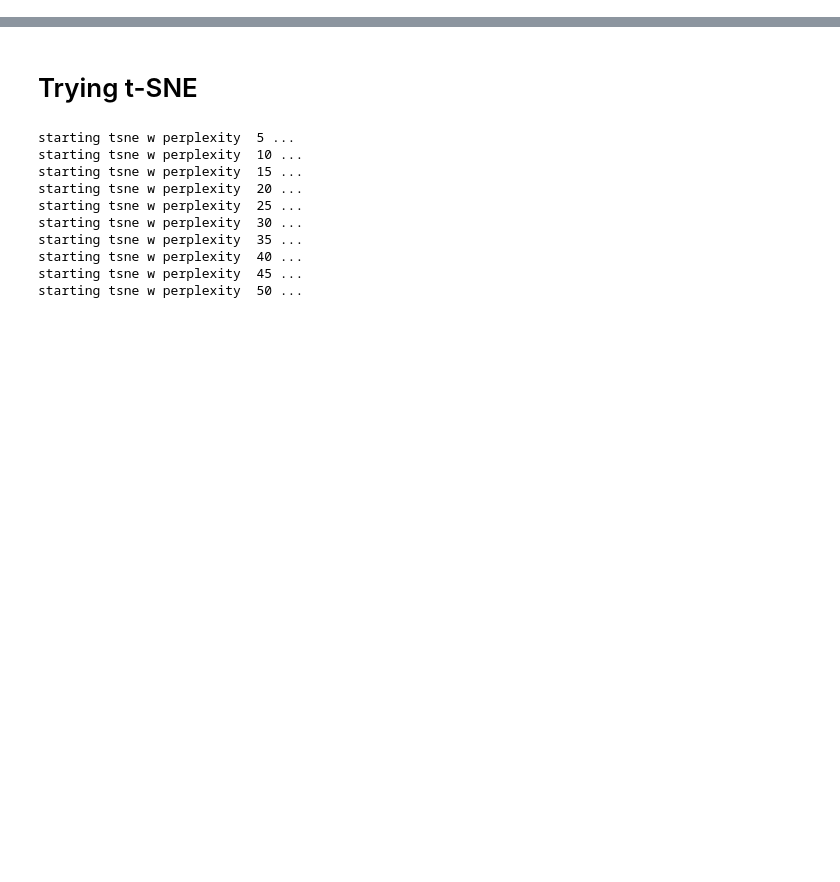
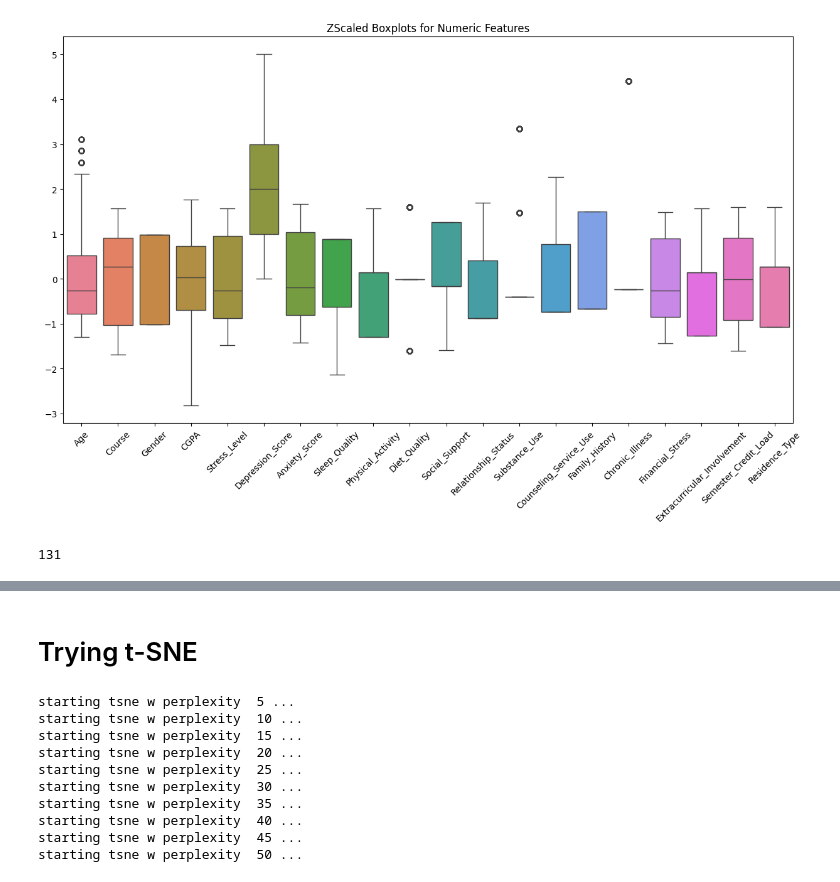
Before and after one commit to ReehalS/student-mental-health-model, a Jupyter notebook: Code/EDA.ipynb, the cells around one changed output, grey strips where cells are left out. Saved outputs shown, nothing was run; the diff lists cells and outputs as text; code cells hidden in the pictures; blank space fills up the shorter version.

```diff
--- a/Code/EDA.ipynb
+++ b/Code/EDA.ipynb
@@ -187,0 +222,13 @@ plt.show()
+# %%
+plt.figure(figsize=(15, 8))
+sns.boxplot(data=df_Zscaled_outlier_removed[all_cols])
+plt.title('ZScaled Boxplots for Numeric Features')
+plt.xticks(rotation=45)
+plt.show()
+# %% [output]
+[figure, added]
+# %%
+outliers = calculate_outliers(df_Zscaled_outlier_removed,'Age')
+print(len(outliers))
+# %% [output]
+131
```
Also changed, not shown: parts of 19 cells of this notebook, 3 other files.
